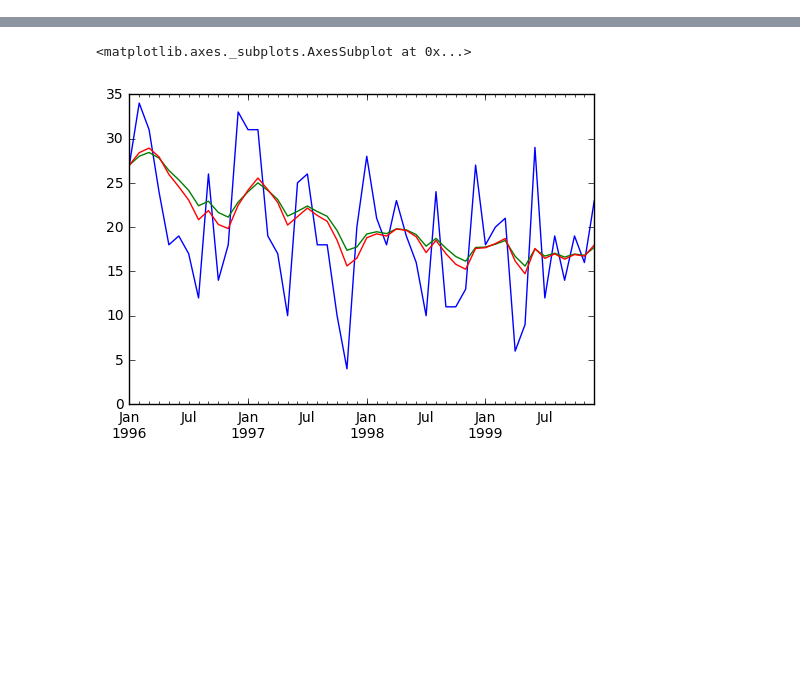
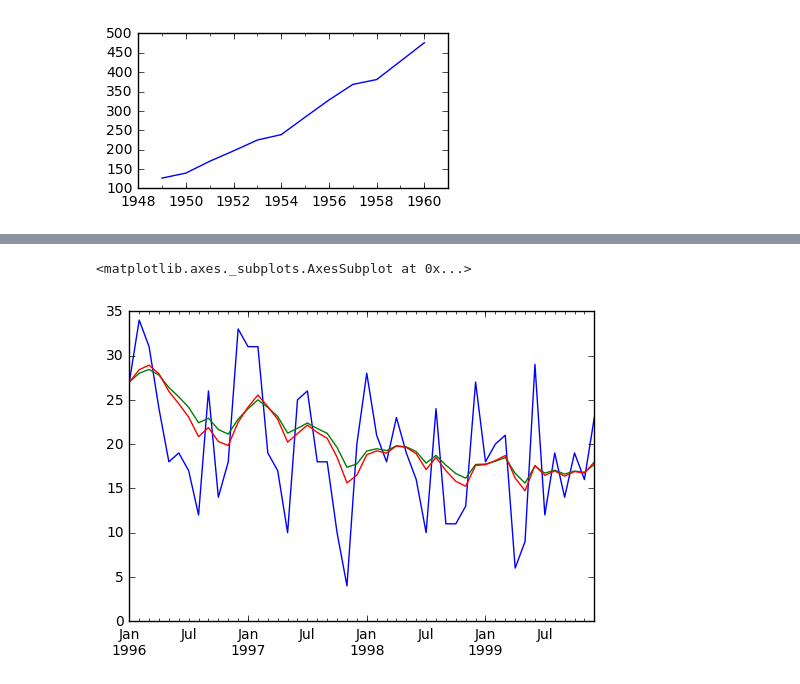
Before and after one commit to gregclinton/murphy, a Jupyter notebook: tsa.ipynb, the cells around one changed output, grey strips where cells are left out. Drawn from its saved outputs; the diff is of its cells as text; code cells hidden in the pictures; blank space fills up the shorter version.

```diff
--- a/tsa.ipynb
+++ b/tsa.ipynb
@@ -10,0 +21,7 @@ import tsa
+# %%
+plt.figure(figsize = (4, 2))
+ts.resample('A').mean().plot()
+plt.xlim(('1948', '1961'))
+plt.show()
+# %% [output]
+[figure, added]
```
Also changed, not shown: parts of 4 cells of this notebook.
